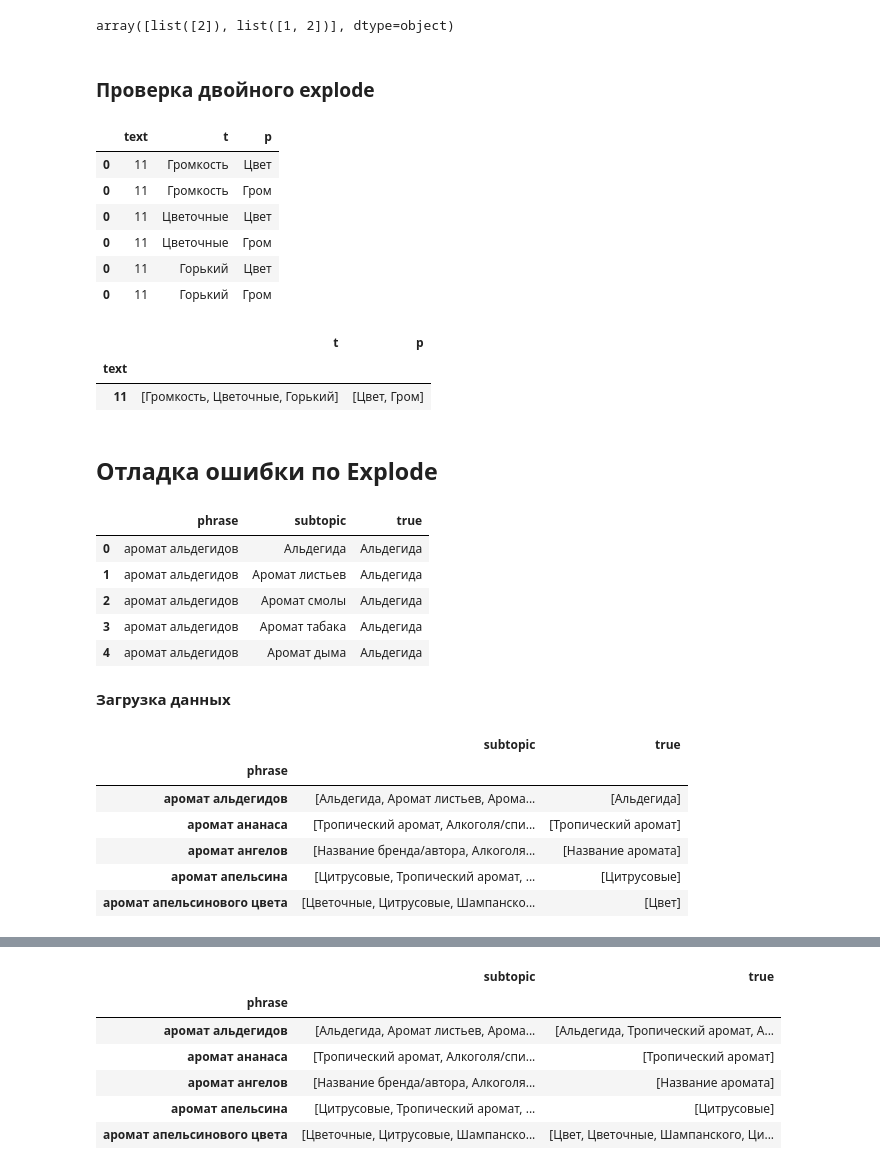
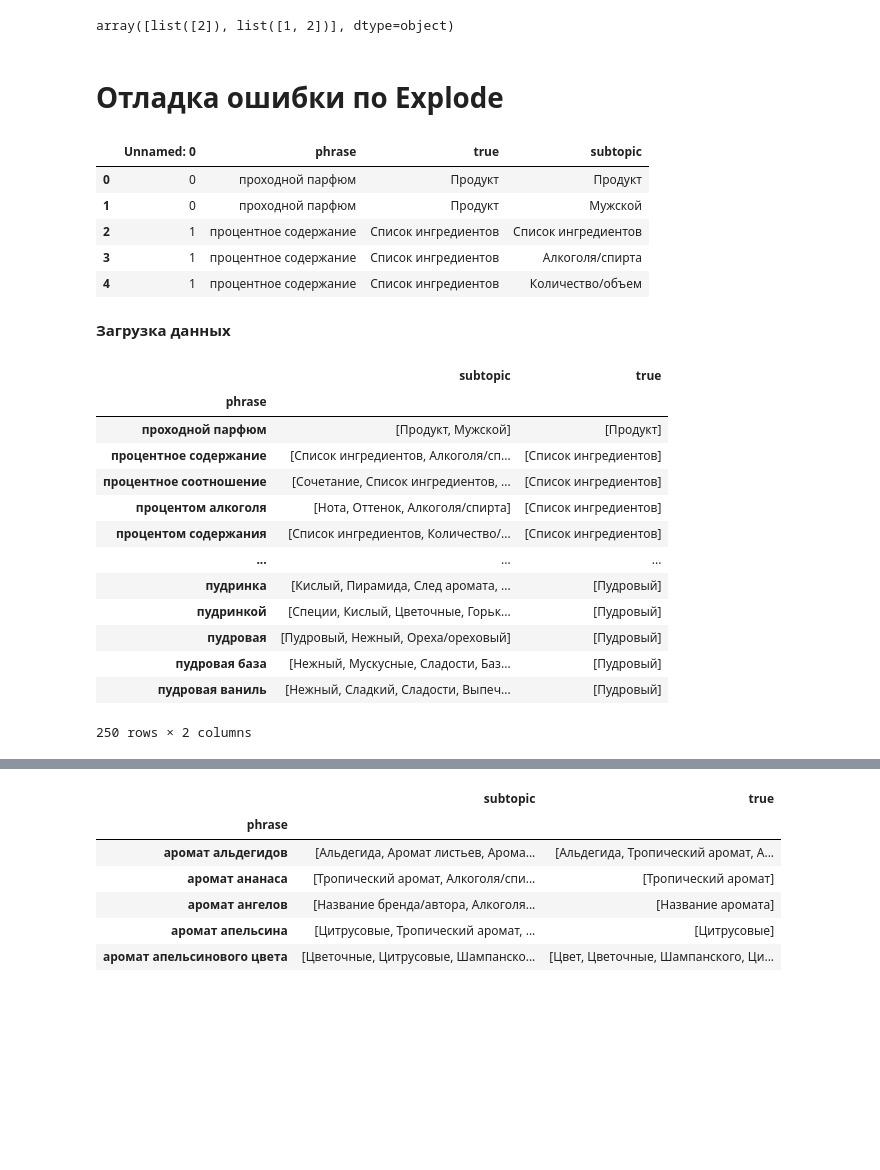
Before and after one commit to SciWake/OLD_Active-learning, a Jupyter notebook: Experiments.ipynb, the cells around one changed output, grey strips where cells are left out. Cells and saved outputs as stored; diff of their text form; code cells hidden in the pictures; blank space fills up the shorter version.

```diff
--- a/Experiments.ipynb
+++ b/Experiments.ipynb
@@ -96,54 +98,38 @@ x = [[1], [2], [1, 2]]
 np.array(x, dtype='object')[[1, 2]]
 # %% [output]
 array([list([2]), list([1, 2])], dtype=object)
-# %% [markdown]
-### Проверка двойного explode
-# %%
-d = pd.DataFrame({'text': ['11'],
-              't': [['Громкость', 'Цветочные', 'Горький']],
-              'p': [['Цвет', 'Гром']]})
-d.head()
-g = d.explode('t').explode('p')
-g
-# %% [output]
-|  | text | t | p |
-| 0 | 11 | Громкость | Цвет |
-| 0 | 11 | Громкость | Гром |
-| 0 | 11 | Цветочные | Цвет |
-| 0 | 11 | Цветочные | Гром |
-| 0 | 11 | Горький | Цвет |
-| 0 | 11 | Горький | Гром |
-# %%
-g.groupby(by='text').agg(t=('t', 'unique'), p=('p', 'unique'))
-# %% [output]
-|  | t | p |
-| text |  |  |
-| 11 | [Громкость, Цветочные, Горький] | [Цвет, Гром] |
 # %% [markdown]
-## Отладка ошибки по Explode
+# Отладка ошибки по Explode
 # %%
-test = pd.read_csv('test.csv')
+test = pd.read_csv('testt.csv')
 test.head()
 # %% [output]
-|  | phrase | subtopic | true |
-| 0 | аромат альдегидов | Альдегида | Альдегида |
-| 1 | аромат альдегидов | Аромат листьев | Альдегида |
-| 2 | аромат альдегидов | Аромат смолы | Альдегида |
-| 3 | аромат альдегидов | Аромат табака | Альдегида |
-| 4 | аромат альдегидов | Аромат дыма | Альдегида |
+|  | Unnamed: 0 | phrase | true | subtopic |
+| 0 | 0 | проходной парфюм | Продукт | Продукт |
+| 1 | 0 | проходной парфюм | Продукт | Мужской |
+| 2 | 1 | процентное содержание | Список ингредиентов | Список ингредиентов |
+| 3 | 1 | процентное содержание | Список ингредиентов | Алкоголя/спирта |
+| 4 | 1 | процентное содержание | Список ингредиентов | Количество/объем |
 # %% [markdown]
 **Загрузка данных**
 # %%
-t = test.groupby(by='phrase').agg(subtopic=('subtopic', 'unique'), true=('true', 'unique'))[:5]
+t = test.groupby(by='phrase').agg(subtopic=('subtopic', 'unique'), true=('true', 'unique'))
 t
 # %% [output]
 |  | subtopic | true |
 | phrase |  |  |
-| аромат альдегидов | [Альдегида, Аромат листьев, Арома... | [Альдегида] |
-| аромат ананаса | [Тропический аромат, Алкоголя/спи... | [Тропический аромат] |
-| аромат ангелов | [Название бренда/автора, Алкоголя... | [Название аромата] |
-| аромат апельсина | [Цитрусовые, Тропический аромат, ... | [Цитрусовые] |
-| аромат апельсинового цвета | [Цветочные, Цитрусовые, Шампанско... | [Цвет] |
+| проходной парфюм | [Продукт, Мужской] | [Продукт] |
+| процентное содержание | [Список ингредиентов, Алкоголя/сп... | [Список ингредиентов] |
+| процентное соотношение | [Сочетание, Список ингредиентов, ... | [Список ингредиентов] |
+| процентом алкоголя | [Нота, Оттенок, Алкоголя/спирта] | [Список ингредиентов] |
+| процентом содержания | [Список ингредиентов, Количество/... | [Список ингредиентов] |
+| ... | ... | ... |
+| пудринка | [Кислый, Пирамида, След аромата, ... | [Пудровый] |
+| пудринкой | [Специи, Кислый, Цветочные, Горьк... | [Пудровый] |
+| пудровая | [Пудровый, Нежный, Ореха/ореховый] | [Пудровый] |
+| пудровая база | [Нежный, Мускусные, Сладости, Баз... | [Пудровый] |
+| пудровая ваниль | [Нежный, Сладкий, Сладости, Выпеч... | [Пудровый] |
+250 rows × 2 columns
 # %%
 labels = np.array([], dtype='object')
 for i in range(len(t)):
```
Also changed, not shown: parts of 29 cells of this notebook, 2 other files.
